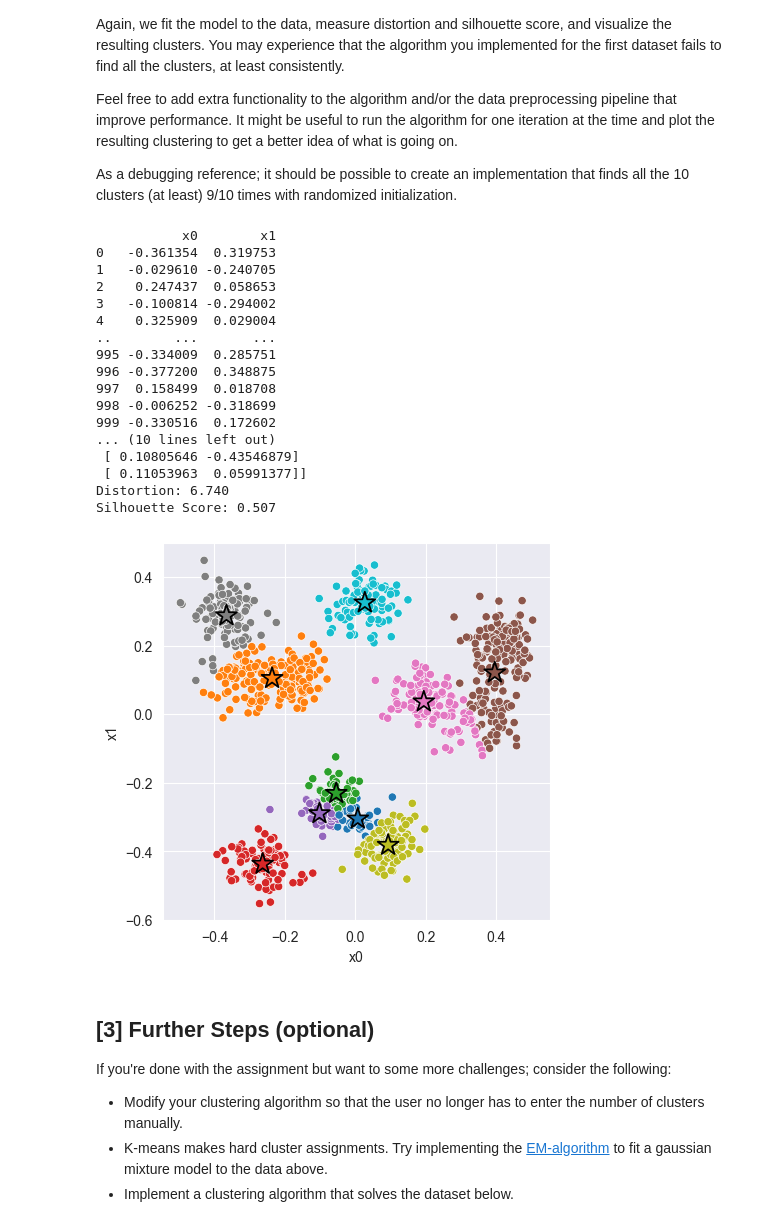
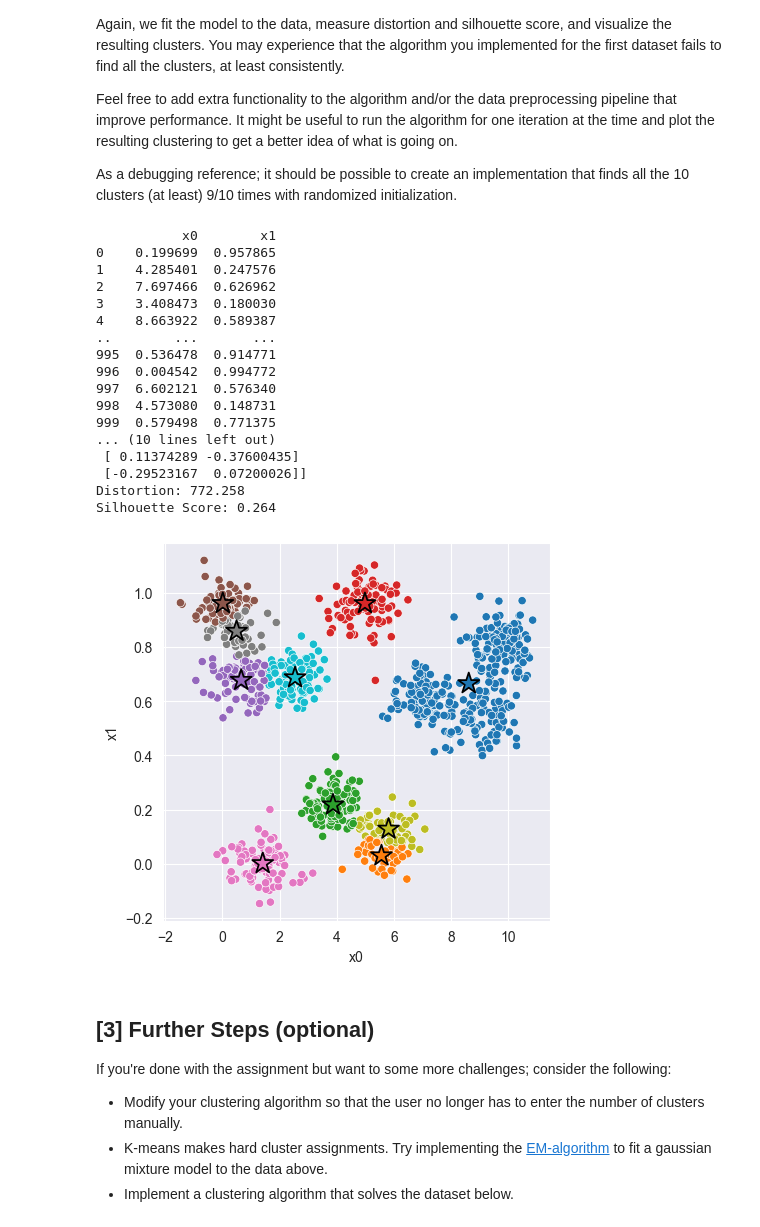
Before and after one commit to StefanTomic-NTNU/machinelearning, a Jupyter notebook: k_means/experiment.ipynb, the cells around one changed output. Drawn from its saved outputs; the diff is of its cells as text; code cells hidden in the pictures.

Commit message:
Normalized data more correctly

```diff
--- a/k_means/experiment.ipynb
+++ b/k_means/experiment.ipynb
@@ -130,42 +130,42 @@ As a debugging reference; it should be possible to create an implementation that
 # %%
 # Fit Model
 X = data_2[['x0', 'x1']]
-X = km.normalize(X)
+
 print(X)
 model_2 = km.KMeans(k=10, stretch=5) # <-- Feel free to add hyperparameters
 model_2.fit(X)
 
 # Compute Silhouette Score
 z = model_2.predict(X)
 print(f'Distortion: {km.euclidean_distortion(X, z) :.3f}')
 print(f'Silhouette Score: {km.euclidean_silhouette(X, z) :.3f}')
 
 # Plot cluster assignments
 C = model_2.get_centroids()
 K = len(C)
 _, ax = plt.subplots(figsize=(5, 5), dpi=100)
 sns.scatterplot(x='x0', y='x1', hue=z, hue_order=range(K), palette='tab10', data=X, ax=ax);
 sns.scatterplot(x=C[:,0], y=C[:,1], hue=range(K), palette='tab10', marker='*', s=250, edgecolor='black', ax=ax)
 ax.legend().remove();
 # %% [output]
            x0        x1
-0   -0.361354  0.319753
-1   -0.029610 -0.240705
-2    0.247437  0.058653
-3   -0.100814 -0.294002
-4    0.325909  0.029004
+0    0.199699  0.957865
+1    4.285401  0.247576
+2    7.697466  0.626962
+3    3.408473  0.180030
+4    8.663922  0.589387
 ..        ...       ...
-995 -0.334009  0.285751
-996 -0.377200  0.348875
-997  0.158499  0.018708
-998 -0.006252 -0.318699
-999 -0.330516  0.172602
+995  0.536478  0.914771
+996  0.004542  0.994772
+997  6.602121  0.576340
+998  4.573080  0.148731
+999  0.579498  0.771375
 ... (10 lines left out)
- [ 0.10805646 -0.43546879]
- [ 0.11053963  0.05991377]]
-Distortion: 6.740
-Silhouette Score: 0.507
+ [ 0.11374289 -0.37600435]
+ [-0.29523167  0.07200026]]
+Distortion: 772.258
+Silhouette Score: 0.264
-[figure, old version]
+[figure, new version]
 # %% [markdown]
 ## [3] Further Steps (optional)
 
```
Also changed, not shown: parts of 1 cell of this notebook, 1 other file.
